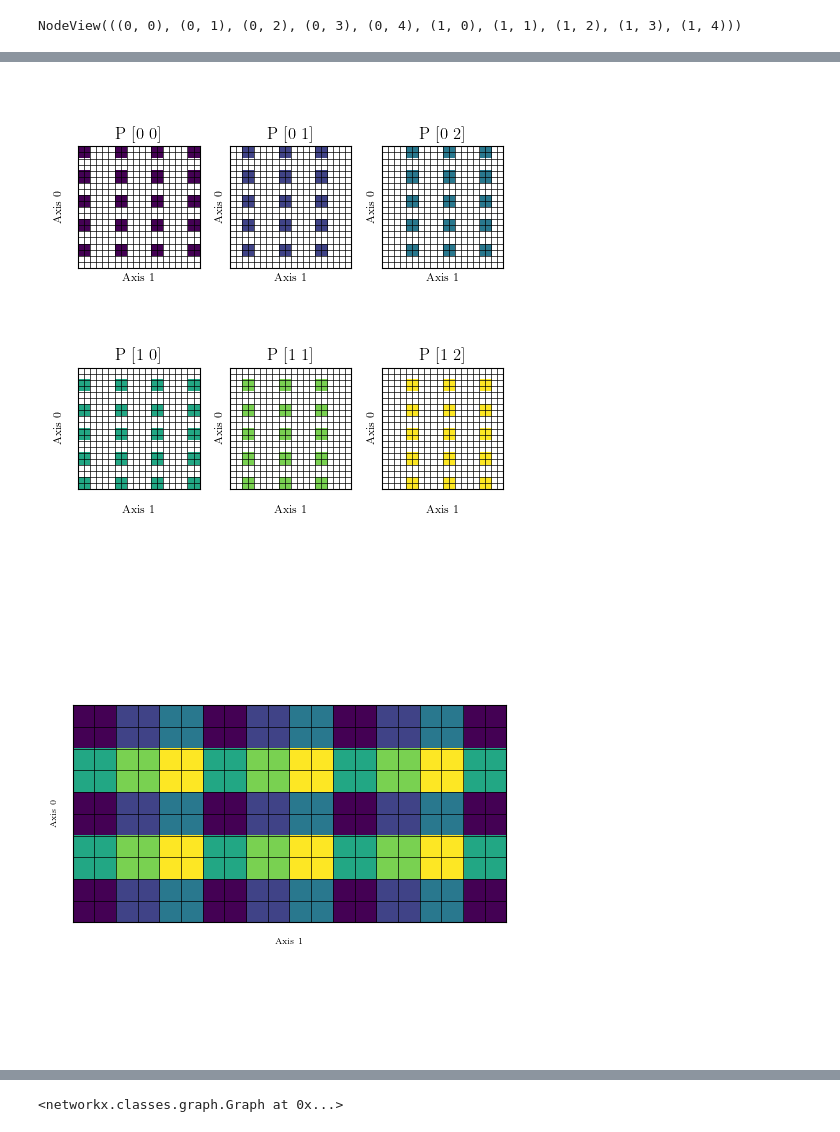
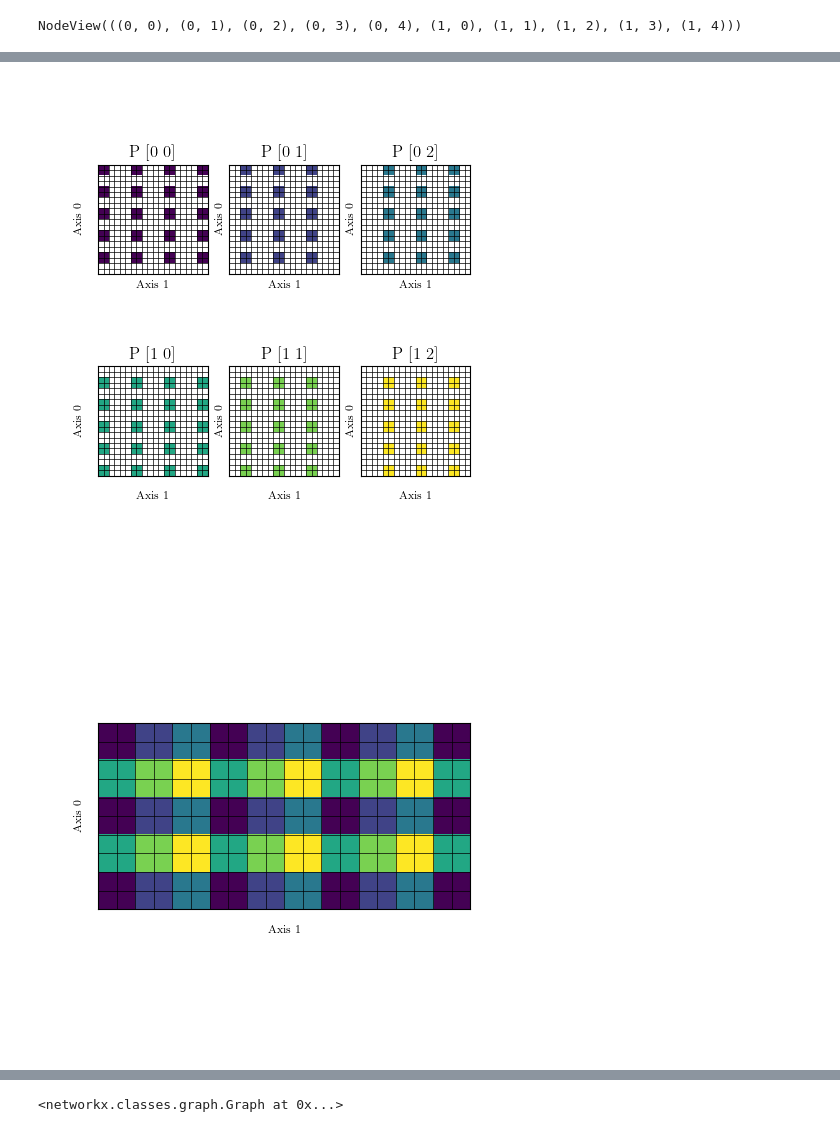
Before and after one commit to Helmholtz-AI-Energy/tensorcraft, a Jupyter notebook: notebooks/viz_basics.ipynb, the cells around one changed output, grey strips where cells are left out. Cells and saved outputs as stored; diff of their text form; code cells hidden in the pictures.

```diff
--- a/notebooks/viz_basics.ipynb
+++ b/notebooks/viz_basics.ipynb
@@ -17,7 +18,7 @@ fontsize_small = 8
 matplotlib.rcParams.update({
     "figure.figsize": figSize,
     "figure.dpi": 100,
-    "figure.autolayout": True,
+    # "figure.autolayout": True,
     "text.usetex": True,
     "font.family": "serif",
     "font.size": fontsize,
@@ -57,18 +60,20 @@ draw3DMesh(mesh)
 # %%
 %matplotlib widget
+fig = plt.figure()
 
 tensor = Tensor((20, 20))
 mesh = Tensor((2, 3))
 d = PMeshDist(mesh, ((0,), (1,)), (2, 2))
-draw2DProcessorView(tensor, d)
+draw2DProcessorView(fig, tensor, d)
 # %% [output]
-[figure, old version]
+[figure, new version]
 # %%
 %matplotlib widget
+fig = plt.figure()
 tensor = Tensor((10, 20))
 d = PMeshDist(mesh, ((0,), (1,)), (2, 2))
-draw2DTensor(tensor, d)
+draw2DTensor(fig, tensor, d)
 # %% [output]
-[figure, old version]
+[figure, new version]
 # %%
 %matplotlib widget
```
Also changed, not shown: parts of 7 cells of this notebook, 4 other files.
